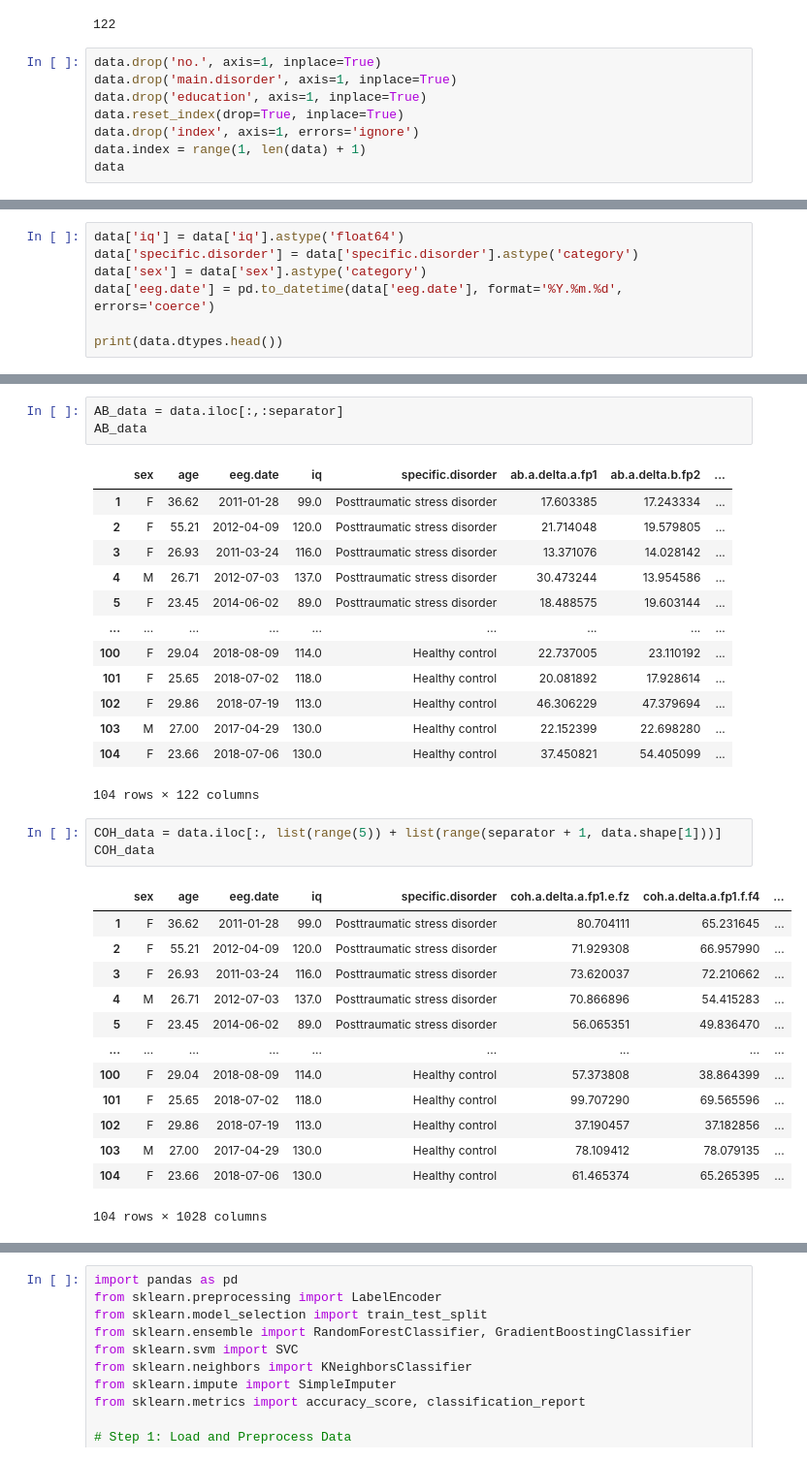
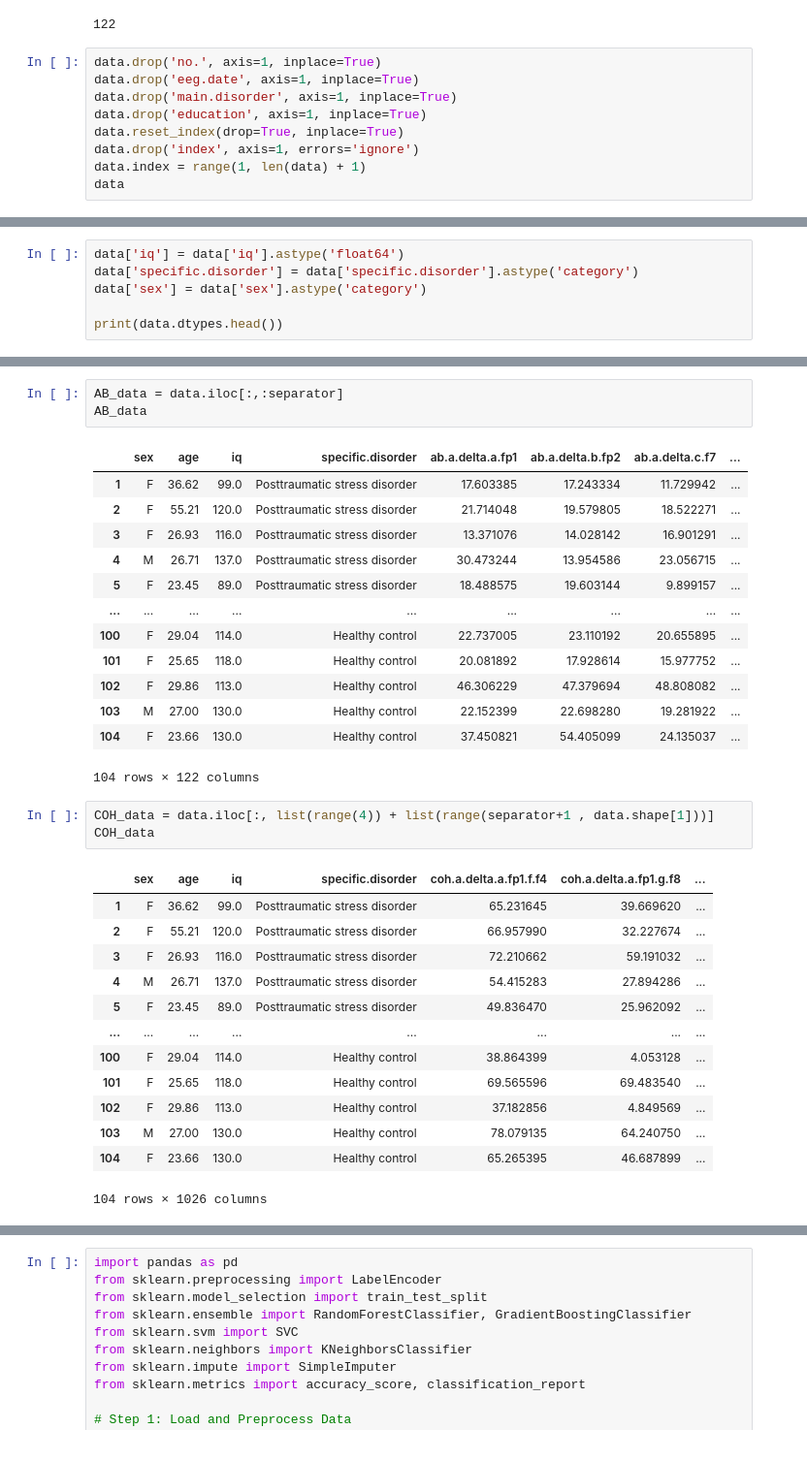
Before and after one commit to twix402/NeuroML, a Jupyter notebook: Codes/NeuroBook.ipynb, the cells around one changed output, grey strips where cells are left out. Shown at 97% size. Drawn from its saved outputs; the diff is of its cells as text.

```diff
--- a/Codes/NeuroBook.ipynb
+++ b/Codes/NeuroBook.ipynb
@@ -90,6 +90,7 @@ separator
 122
 # %%
 data.drop('no.', axis=1, inplace=True)
+data.drop('eeg.date', axis=1, inplace=True)
 data.drop('main.disorder', axis=1, inplace=True)
 data.drop('education', axis=1, inplace=True)
 data.reset_index(drop=True, inplace=True)
@@ -160,7 +145,6 @@ Index(['sex', 'age', 'eeg.date', 'iq', 'specific.disorder', 'ab.a.delta.a.fp1',
 data['iq'] = data['iq'].astype('float64')
 data['specific.disorder'] = data['specific.disorder'].astype('category')
 data['sex'] = data['sex'].astype('category')
-data['eeg.date'] = pd.to_datetime(data['eeg.date'], format='%Y.%m.%d', errors='coerce')
 
 print(data.dtypes.head())
 # %% [output]
@@ -174,36 +158,36 @@ dtype: object
 AB_data = data.iloc[:,:separator]
 AB_data
 # %% [output]
-|  | sex | age | eeg.date | iq | specific.disorder | ab.a.delta.a.fp1 | ab.a.delta.b.fp2 | ... |
-| 1 | F | 36.62 | 2011-01-28 | 99.0 | Posttraumatic stress disorder | 17.603385 | 17.243334 | ... |
-| 2 | F | 55.21 | 2012-04-09 | 120.0 | Posttraumatic stress disorder | 21.714048 | 19.579805 | ... |
-| 3 | F | 26.93 | 2011-03-24 | 116.0 | Posttraumatic stress disorder | 13.371076 | 14.028142 | ... |
-| 4 | M | 26.71 | 2012-07-03 | 137.0 | Posttraumatic stress disorder | 30.473244 | 13.954586 | ... |
-| 5 | F | 23.45 | 2014-06-02 | 89.0 | Posttraumatic stress disorder | 18.488575 | 19.603144 | ... |
+|  | sex | age | iq | specific.disorder | ab.a.delta.a.fp1 | ab.a.delta.b.fp2 | ab.a.delta.c.f7 | ... |
+| 1 | F | 36.62 | 99.0 | Posttraumatic stress disorder | 17.603385 | 17.243334 | 11.729942 | ... |
+| 2 | F | 55.21 | 120.0 | Posttraumatic stress disorder | 21.714048 | 19.579805 | 18.522271 | ... |
+| 3 | F | 26.93 | 116.0 | Posttraumatic stress disorder | 13.371076 | 14.028142 | 16.901291 | ... |
+| 4 | M | 26.71 | 137.0 | Posttraumatic stress disorder | 30.473244 | 13.954586 | 23.056715 | ... |
+| 5 | F | 23.45 | 89.0 | Posttraumatic stress disorder | 18.488575 | 19.603144 | 9.899157 | ... |
 | ... | ... | ... | ... | ... | ... | ... | ... | ... |
-| 100 | F | 29.04 | 2018-08-09 | 114.0 | Healthy control | 22.737005 | 23.110192 | ... |
-| 101 | F | 25.65 | 2018-07-02 | 118.0 | Healthy control | 20.081892 | 17.928614 | ... |
-| 102 | F | 29.86 | 2018-07-19 | 113.0 | Healthy control | 46.306229 | 47.379694 | ... |
-| 103 | M | 27.00 | 2017-04-29 | 130.0 | Healthy control | 22.152399 | 22.698280 | ... |
-| 104 | F | 23.66 | 2018-07-06 | 130.0 | Healthy control | 37.450821 | 54.405099 | ... |
+| 100 | F | 29.04 | 114.0 | Healthy control | 22.737005 | 23.110192 | 20.655895 | ... |
+| 101 | F | 25.65 | 118.0 | Healthy control | 20.081892 | 17.928614 | 15.977752 | ... |
+| 102 | F | 29.86 | 113.0 | Healthy control | 46.306229 | 47.379694 | 48.808082 | ... |
+| 103 | M | 27.00 | 130.0 | Healthy control | 22.152399 | 22.698280 | 19.281922 | ... |
+| 104 | F | 23.66 | 130.0 | Healthy control | 37.450821 | 54.405099 | 24.135037 | ... |
 104 rows × 122 columns
 # %%
-COH_data = data.iloc[:, list(range(5)) + list(range(separator + 1, data.shape[1]))]
+COH_data = data.iloc[:, list(range(4)) + list(range(separator+1 , data.shape[1]))]
 COH_data
 # %% [output]
-|  | sex | age | eeg.date | iq | specific.disorder | coh.a.delta.a.fp1.e.fz | coh.a.delta.a.fp1.f.f4 | ... |
-| 1 | F | 36.62 | 2011-01-28 | 99.0 | Posttraumatic stress disorder | 80.704111 | 65.231645 | ... |
-| 2 | F | 55.21 | 2012-04-09 | 120.0 | Posttraumatic stress disorder | 71.929308 | 66.957990 | ... |
-| 3 | F | 26.93 | 2011-03-24 | 116.0 | Posttraumatic stress disorder | 73.620037 | 72.210662 | ... |
-| 4 | M | 26.71 | 2012-07-03 | 137.0 | Posttraumatic stress disorder | 70.866896 | 54.415283 | ... |
-| 5 | F | 23.45 | 2014-06-02 | 89.0 | Posttraumatic stress disorder | 56.065351 | 49.836470 | ... |
-| ... | ... | ... | ... | ... | ... | ... | ... | ... |
-| 100 | F | 29.04 | 2018-08-09 | 114.0 | Healthy control | 57.373808 | 38.864399 | ... |
-| 101 | F | 25.65 | 2018-07-02 | 118.0 | Healthy control | 99.707290 | 69.565596 | ... |
-| 102 | F | 29.86 | 2018-07-19 | 113.0 | Healthy control | 37.190457 | 37.182856 | ... |
-| 103 | M | 27.00 | 2017-04-29 | 130.0 | Healthy control | 78.109412 | 78.079135 | ... |
-| 104 | F | 23.66 | 2018-07-06 | 130.0 | Healthy control | 61.465374 | 65.265395 | ... |
+|  | sex | age | iq | specific.disorder | coh.a.delta.a.fp1.f.f4 | coh.a.delta.a.fp1.g.f8 | ... |
+| 1 | F | 36.62 | 99.0 | Posttraumatic stress disorder | 65.231645 | 39.669620 | ... |
+| 2 | F | 55.21 | 120.0 | Posttraumatic stress disorder | 66.957990 | 32.227674 | ... |
+| 3 | F | 26.93 | 116.0 | Posttraumatic stress disorder | 72.210662 | 59.191032 | ... |
+| 4 | M | 26.71 | 137.0 | Posttraumatic stress disorder | 54.415283 | 27.894286 | ... |
+| 5 | F | 23.45 | 89.0 | Posttraumatic stress disorder | 49.836470 | 25.962092 | ... |
+| ... | ... | ... | ... | ... | ... | ... | ... |
+| 100 | F | 29.04 | 114.0 | Healthy control | 38.864399 | 4.053128 | ... |
+| 101 | F | 25.65 | 118.0 | Healthy control | 69.565596 | 69.483540 | ... |
+| 102 | F | 29.86 | 113.0 | Healthy control | 37.182856 | 4.849569 | ... |
+| 103 | M | 27.00 | 130.0 | Healthy control | 78.079135 | 64.240750 | ... |
+| 104 | F | 23.66 | 130.0 | Healthy control | 65.265395 | 46.687899 | ... |
-104 rows × 1028 columns
+104 rows × 1026 columns
 # %%
 data
 # %% [output]
```
Also changed, not shown: parts of 21 cells of this notebook.
